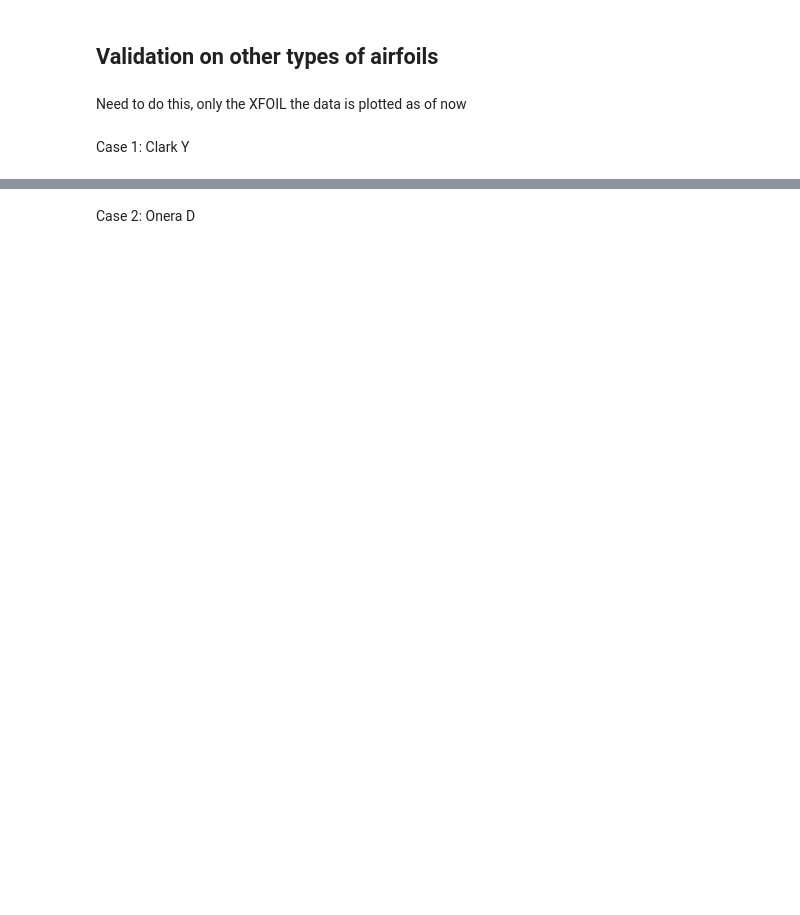
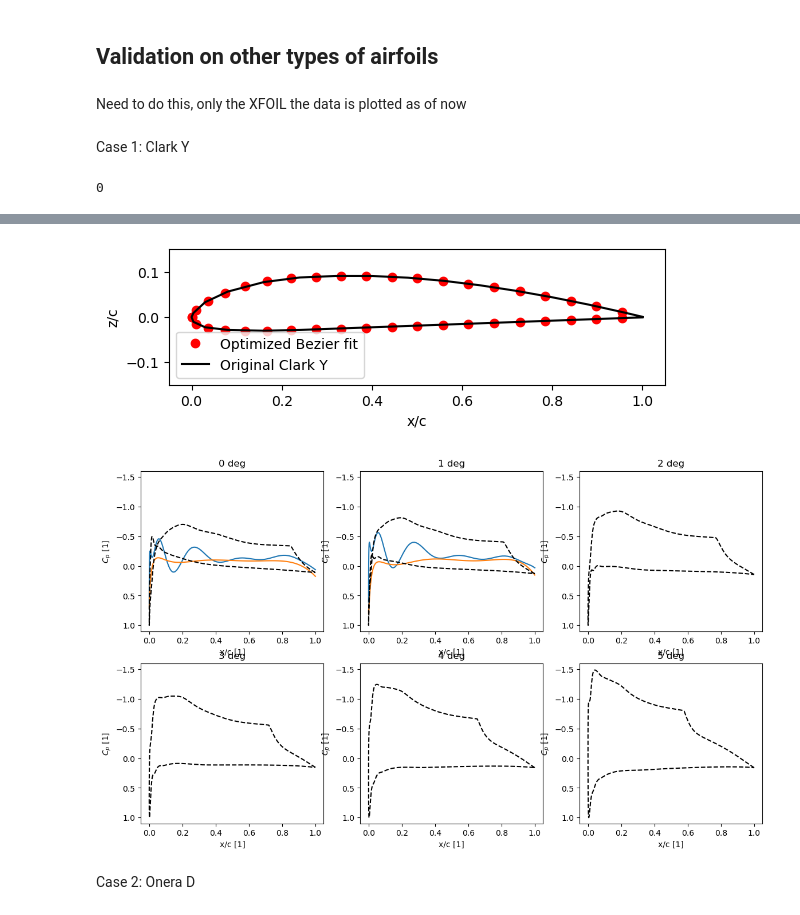
Before and after one commit to hwlee924/Large-Airfoil-Model, a Jupyter notebook: BNN_af_pdist_gen/BNN_XFOIL.ipynb, the cells around one changed output, grey strips where cells are left out. Drawn from its saved outputs; the diff is of its cells as text; code cells hidden in the pictures; blank space fills up the shorter version.

```diff
--- a/BNN_af_pdist_gen/BNN_XFOIL.ipynb
+++ b/BNN_af_pdist_gen/BNN_XFOIL.ipynb
@@ -405,17 +383,20 @@ Need to do this, only the XFOIL the data is plotted as of now
 # %% [markdown]
 Case 1: Clark Y
 # %%
-yMean = np.mean(yTrain, axis=0)
+runNew = True
+# Read Clark Y Coordinates
+if runNew:
+    fileLoc = './data/validation_ClarkY/'
+    clark_y = np.loadtxt(fileLoc+"clark_y.txt", delimiter=' ')
+    num_pts = clark_y.shape[0]
+    clark_y_rs = np.hstack((clark_y.reshape((1,-1), order='F'), np.array([1])[:,None])) # Append a single num for the function
+    case1, dummy_y, new_ctrl_pts = convert_bezier(clark_y_rs, np.zeros((1, num_pts)), bezier_degs)
 
-# Read Clark Y Coordinates
-fileLoc = './data/validation_ClarkY/'
-clark_y = np.loadtxt(fileLoc+"clark_y.txt", delimiter=' ')
-
-coeffs, dmatrix, new_x = CST_fit(clark_y[:,0], clark_y[:,1], 8)
 plt.figure()
-plt.plot(new_x[0], dmatrix[0] @ coeffs[0], 'r-', label = 'Fitted profile')
-plt.plot(new_x[1], dmatrix[1] @ coeffs[1], 'r-')
-plt.plot(clark_y[::4,0], clark_y[::4,1], 'k.', label = 'Clark Y profile')
+clark_y_profile = bezier2curve(case1, dummy_y, new_ctrl_pts, 100, bezier_degs)
+plt.plot(clark_y_profile[0]['af_u'][0][::5], clark_y_profile[0]['af_u'][1][::5],'ro', label='Optimized Bezier fit')
+plt.plot(clark_y_profile[0]['af_l'][0][::5], clark_y_profile[0]['af_l'][1][::5],'ro')
+plt.plot(clark_y[::4,0], clark_y[::4,1], 'k-', label = 'Original Clark Y')
 plt.xlabel('x/c')
 plt.ylabel('z/c')
 plt.axis('scaled')
@@ -424,9 +405,12 @@ plt.legend()
 
 # Case a) a = 0 deg
 f_case1, ax_case1 = plt.subplots(2,3,figsize=(14,8))
-case1a = np.hstack((coeffs[0], coeffs[1], 0)).reshape((1,-1))
-# case1a_results = posterior_predictive(rng_subkey, case1a)
-# ax_case1[0,0].plot(np.abs(np.linspace(-1,1,300)), np.mean(np.squeeze(case1a_results['Y'][:,0,:]),axis=0)+yMean)
+case1[-1] = 0
+case1a_results = posterior_predictive(rng_subkey, case1)
+case1a_results_mu = np.mean(np.squeeze(case1a_results['Y']), axis=0) + yTrainMean
+case1a_results_curve = bezier2curve(case1, case1a_results_mu.reshape((1,-1)), new_ctrl_pts, 100, bezier_degs)
+ax_case1[0,0].plot(case1a_results_curve[0]['cp_u'][0], case1a_results_curve[0]['cp_u'][1])
+ax_case1[0,0].plot(case1a_results_curve[0]['cp_l'][0], case1a_results_curve[0]['cp_l'][1])
 
     # Validation data
 case1a_val = np.loadtxt(fileLoc+"clarkY_0.txt", delimiter=' ')
@@ -438,6 +422,12 @@ ax_case1[0,0].set_ylim([-1.6, 1.1])
 ax_case1[0,0].invert_yaxis()
 
 # Case b) a = 1 deg
+case1[-1] = 1
+case1b_results = posterior_predictive(rng_subkey, case1)
+case1b_results_mu = np.mean(np.squeeze(case1b_results['Y']), axis=0) + yTrainMean
+case1b_results_curve = bezier2curve(case1, case1b_results_mu.reshape((1,-1)), new_ctrl_pts, 100, bezier_degs)
+ax_case1[0,1].plot(case1b_results_curve[0]['cp_u'][0], case1b_results_curve[0]['cp_u'][1])
+ax_case1[0,1].plot(case1b_results_curve[0]['cp_l'][0], case1b_results_curve[0]['cp_l'][1])
     # Validation data
 case1b_val = np.loadtxt(fileLoc+"clarkY_1.txt", delimiter=' ')
 ax_case1[0,1].plot(case1b_val[:,0], case1b_val[:,2],'k--', label='XFOIL')
@@ -486,3 +476,5 @@ ax_case1[1,2].set_ylabel('$C_p$ [1]')
 ax_case1[1,2].title.set_text('5 deg')
 ax_case1[1,2].set_ylim([-1.6, 1.1])
 ax_case1[1,2].invert_yaxis()
+# %% [output]
+0
@@ -489,3 +488,5 @@ ax_case1[1,2].invert_yaxis()
+[figure, added]
+[figure, added]
 # %% [markdown]
 Case 2: Onera D
 # %%
```
Also changed, not shown: parts of 15 cells of this notebook.
